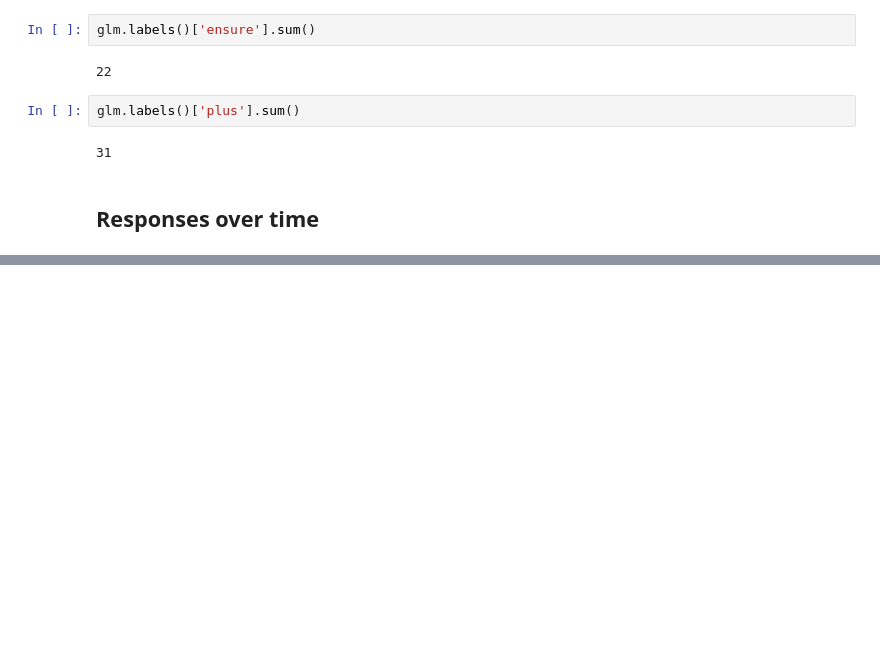
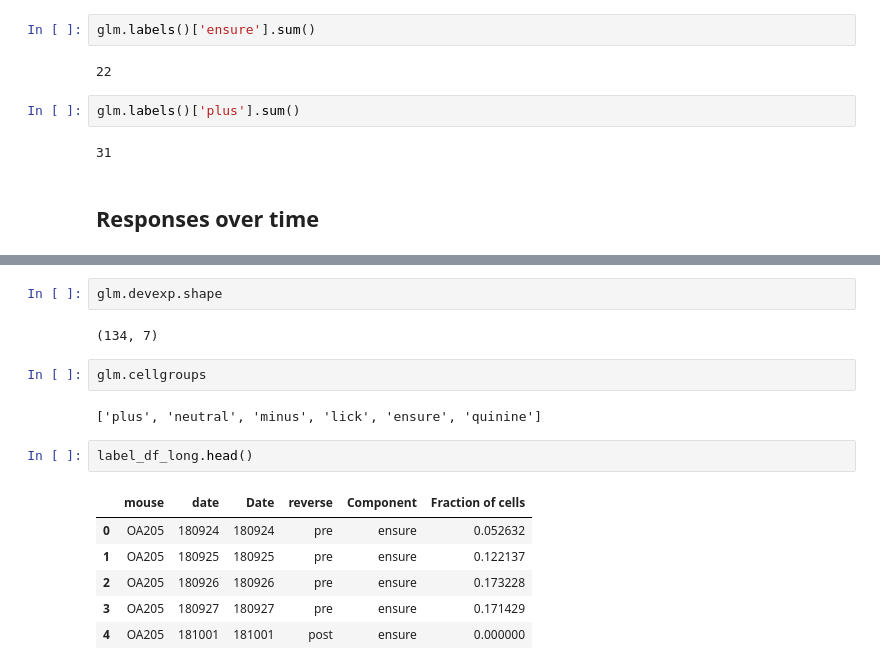
Before and after one commit to asugden/pool, a Jupyter notebook: notebooks/PER1/GLM_results.ipynb, the cells around one changed output, grey strips where cells are left out. Cells and saved outputs as stored; diff of their text form; blank space fills up the shorter version.

```diff
--- a/notebooks/PER1/GLM_results.ipynb
+++ b/notebooks/PER1/GLM_results.ipynb
@@ -169,0 +230,17 @@ sns.lineplot('date_str', 'value', data=label_df_long[label_df_long.variable.isin
+# %%
+glm.devexp.shape
+# %% [output]
+(134, 7)
+# %%
+glm.cellgroups
+# %% [output]
+['plus', 'neutral', 'minus', 'lick', 'ensure', 'quinine']
+# %%
+label_df_long.head()
+# %% [output]
+|  | mouse | date | Date | reverse | Component | Fraction of cells |
+| 0 | OA205 | 180924 | 180924 | pre | ensure | 0.052632 |
+| 1 | OA205 | 180925 | 180925 | pre | ensure | 0.122137 |
+| 2 | OA205 | 180926 | 180926 | pre | ensure | 0.173228 |
+| 3 | OA205 | 180927 | 180927 | pre | ensure | 0.171429 |
+| 4 | OA205 | 181001 | 181001 | post | ensure | 0.000000 |
```
Also changed, not shown: parts of 25 cells of this notebook, 1 other file.
